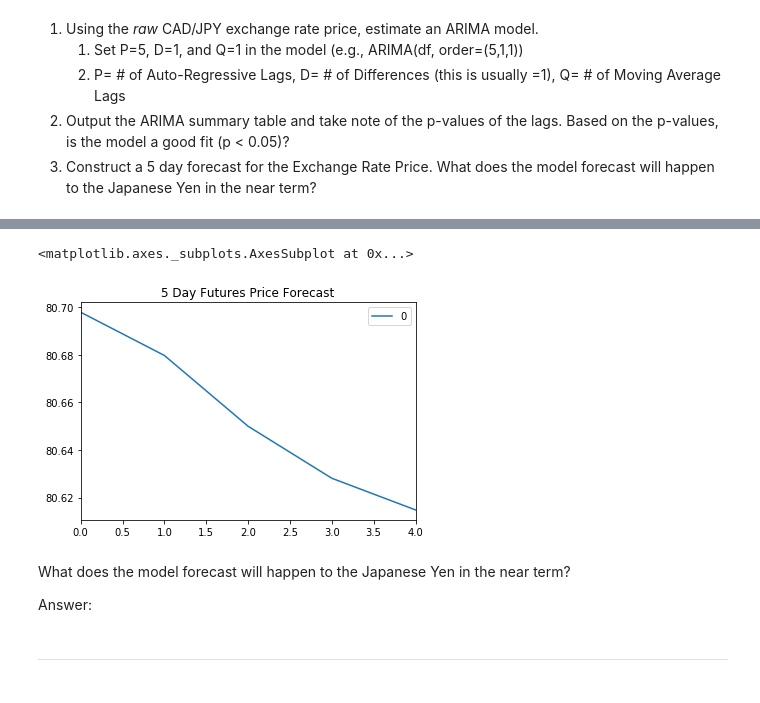
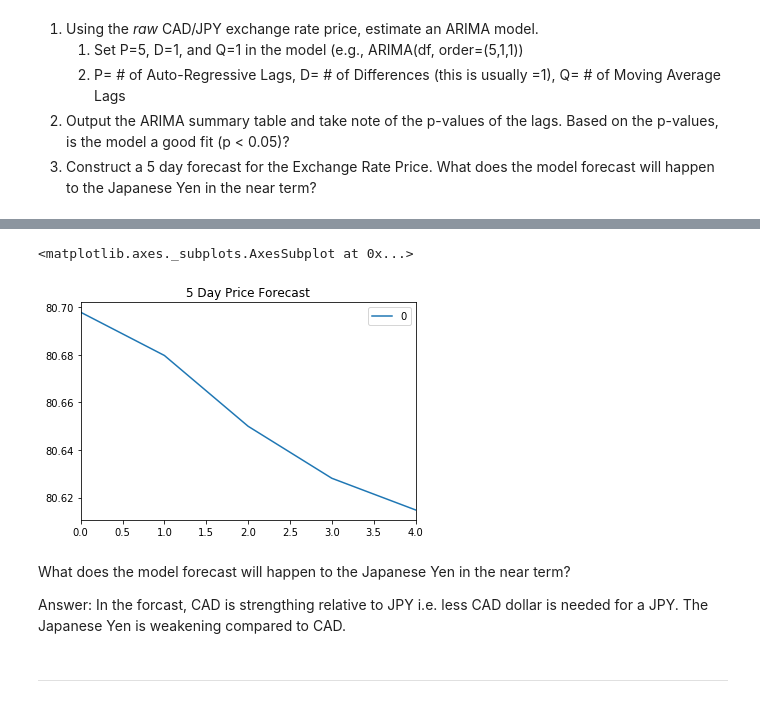
Before and after one commit to veldurai1985/Python_Assignment_7, a Jupyter notebook: time_series_analysis.ipynb, the cells around one changed output, grey strips where cells are left out. Saved outputs shown, nothing was run; the diff lists cells and outputs as text; code cells hidden in the pictures.

```diff
--- a/time_series_analysis.ipynb
+++ b/time_series_analysis.ipynb
@@ -239,14 +225,14 @@ Roots
 | MA.1 | 2.1893 | +0.0000j | 2.1893 | 0.0000 |
 # %%
 # Plot the 5 Day Price Forecast
-pd.DataFrame(arima_results.forecast(steps=5)[0]).plot(title="5 Day Futures Price Forecast")
+pd.DataFrame(arima_results.forecast(steps=5)[0]).plot(title="5 Day Price Forecast")
 # %% [output]
 <matplotlib.axes._subplots.AxesSubplot at 0x...>
-[figure, old version]
+[figure, new version]
 # %% [markdown]
 What does the model forecast will happen to the Japanese Yen in the near term?
 
-Answer:
+Answer: In the forcast, CAD is strengthing relative to JPY i.e. less CAD dollar is needed for a JPY. The Japanese Yen is weakening compared to CAD.
 # %% [markdown]
 ---
 # %% [markdown]
```
Also changed, not shown: parts of 11 cells of this notebook.
